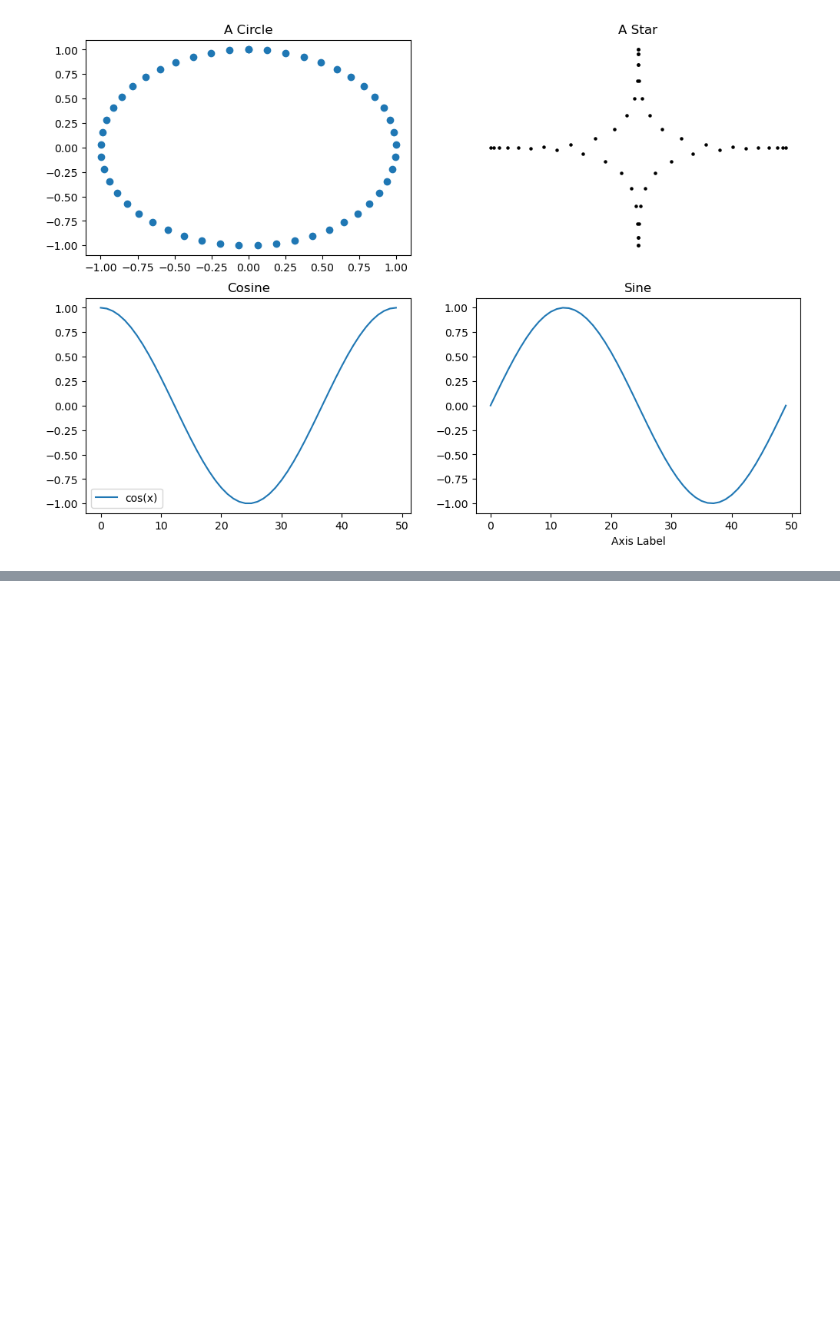
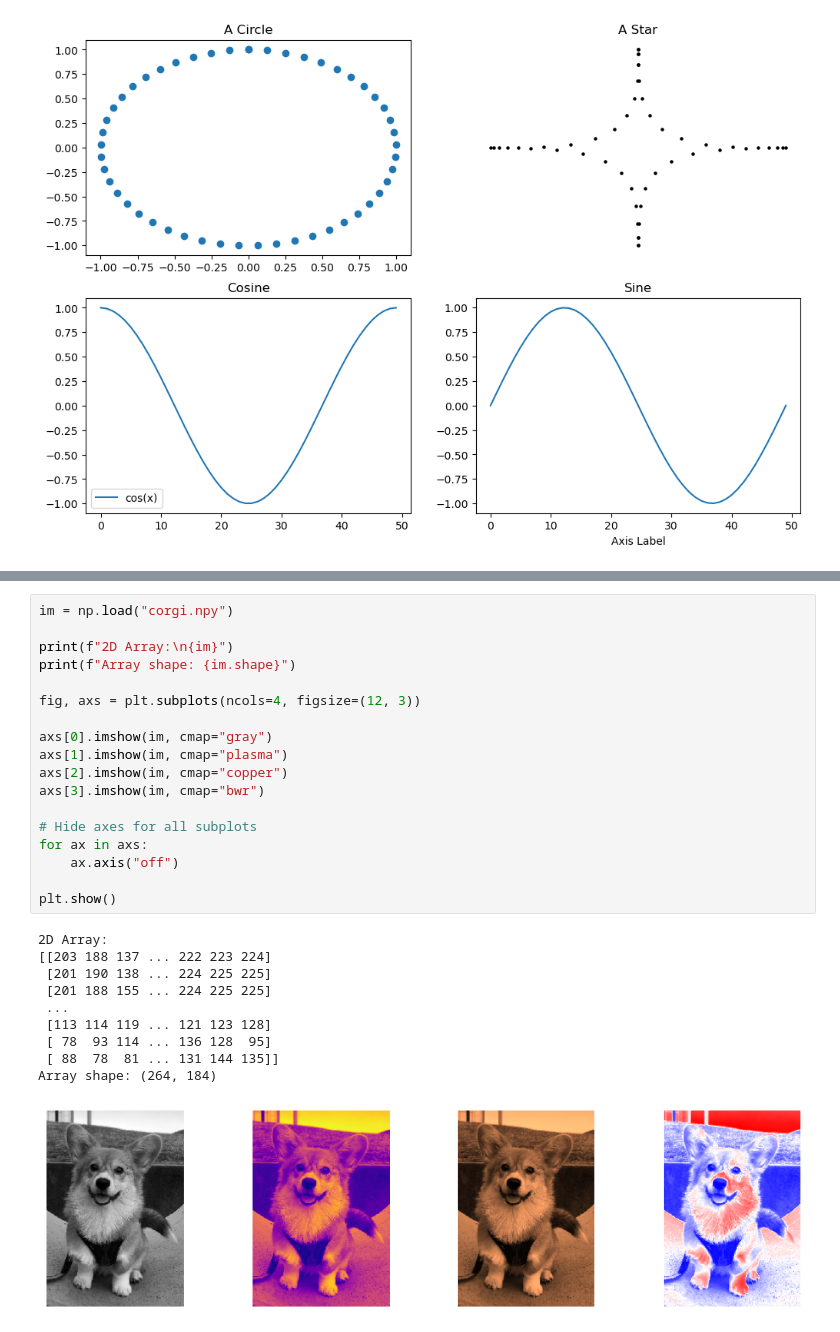
Before and after one commit to odinhg/inf264-python-crash-course, a Jupyter notebook: notebooks/matplotlib_001.ipynb, the cells around one changed output, grey strips where cells are left out. Drawn from its saved outputs; the diff is of its cells as text; blank space fills up the shorter version.

```diff
--- a/notebooks/matplotlib_001.ipynb
+++ b/notebooks/matplotlib_001.ipynb
@@ -190,0 +214,29 @@ plt.show()
+# %%
+im = np.load("corgi.npy")
+
+print(f"2D Array:\n{im}")
+print(f"Array shape: {im.shape}")
+
+fig, axs = plt.subplots(ncols=4, figsize=(12, 3))
+
+axs[0].imshow(im, cmap="gray")
+axs[1].imshow(im, cmap="plasma")
+axs[2].imshow(im, cmap="copper")
+axs[3].imshow(im, cmap="bwr")
+
+# Hide axes for all subplots
+for ax in axs:
+    ax.axis("off")
+
+plt.show()
+# %% [output]
+2D Array:
+[[203 188 137 ... 222 223 224]
+ [201 190 138 ... 224 225 225]
+ [201 188 155 ... 224 225 225]
+ ...
+ [113 114 119 ... 121 123 128]
+ [ 78  93 114 ... 136 128  95]
+ [ 88  78  81 ... 131 144 135]]
+Array shape: (264, 184)
+[figure, added]
```
Also changed, not shown: parts of 11 cells of this notebook, 14 other files.
